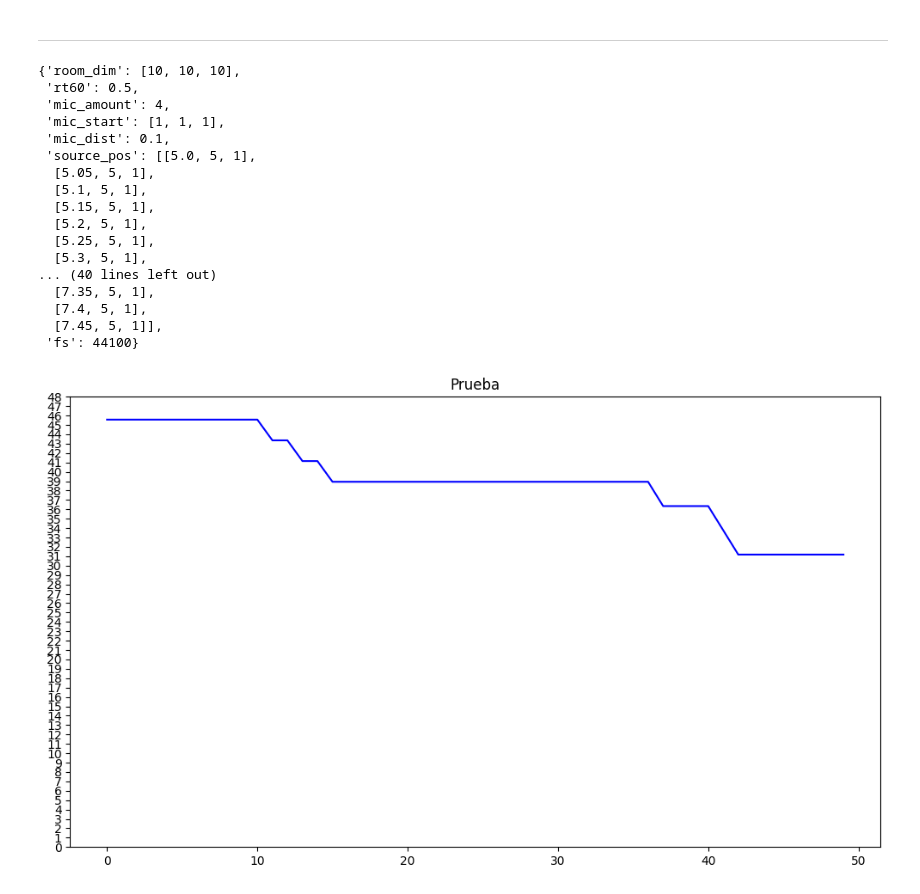
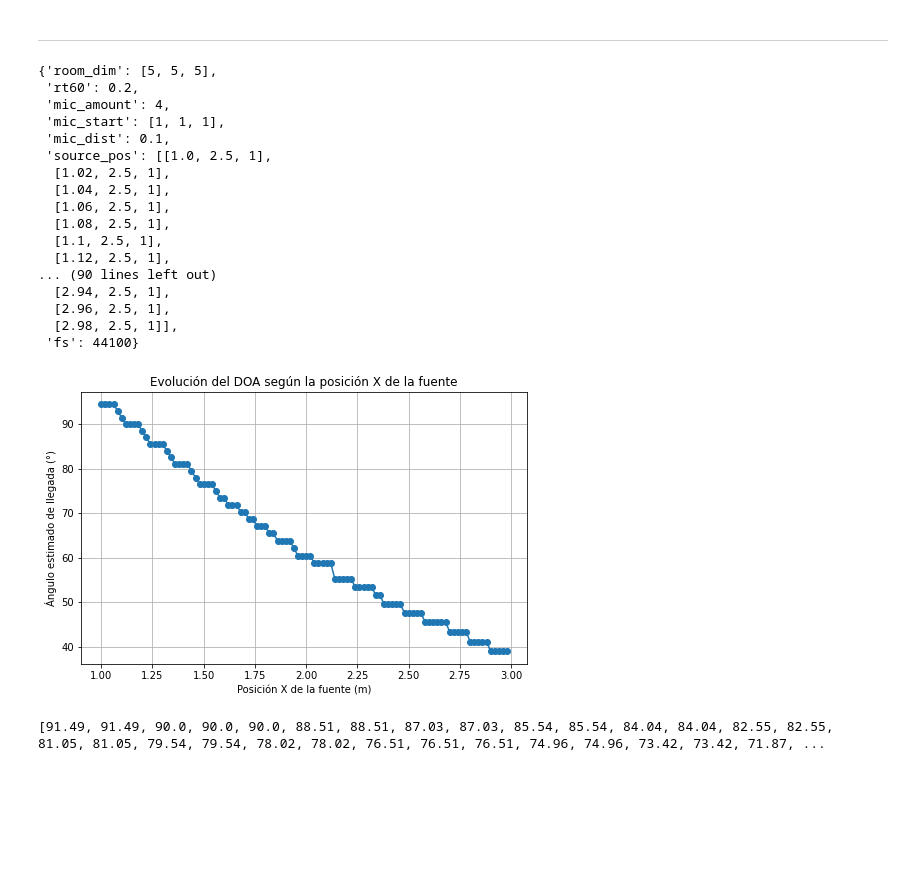
Before and after one commit to MathiasToval/PDS, a Jupyter notebook: DSP TP.ipynb, the cells around one changed output. Cells and saved outputs as stored; diff of their text form; code cells hidden in the pictures; blank space fills up the shorter version.

```diff
--- a/DSP TP.ipynb
+++ b/DSP TP.ipynb
@@ -112,40 +112,47 @@ Despejando el ángulo de incidencia, se estima el ángulo de llegada final, prom
 # %%
 
 dicc_base = {
-    "room_dim": [10, 10, 10],
-    "rt60": 0.5,
+    "room_dim": [5, 5, 5],
+    "rt60": 0.2,
     "mic_amount": 4,
     "mic_start": [1, 1, 1],
     "mic_dist": 0.1,
-    "source_pos": [5, 5, 1],
+    "source_pos": [1, 2.5, 1],
     "fs": 44100}
 
-
-sim.expand_param(dicc_base, "rt60", 0.05, filename = "x")
-sim.expand_param(dicc_base, "source_pos", [0.05,0,0], filename = "z")
+sim.expand_param(dicc_base, "source_pos", [0.02,0,0], n=100,  filename = "z")
 # %% [output]
-{'room_dim': [10, 10, 10],
- 'rt60': 0.5,
+{'room_dim': [5, 5, 5],
+ 'rt60': 0.2,
  'mic_amount': 4,
  'mic_start': [1, 1, 1],
  'mic_dist': 0.1,
- 'source_pos': [[5.0, 5, 1],
-  [5.05, 5, 1],
-  [5.1, 5, 1],
-  [5.15, 5, 1],
-  [5.2, 5, 1],
-  [5.25, 5, 1],
-  [5.3, 5, 1],
-... (40 lines left out)
-  [7.35, 5, 1],
-  [7.4, 5, 1],
-  [7.45, 5, 1]],
+ 'source_pos': [[1.0, 2.5, 1],
+  [1.02, 2.5, 1],
+  [1.04, 2.5, 1],
+  [1.06, 2.5, 1],
+  [1.08, 2.5, 1],
+  [1.1, 2.5, 1],
+  [1.12, 2.5, 1],
+... (90 lines left out)
+  [2.94, 2.5, 1],
+  [2.96, 2.5, 1],
+  [2.98, 2.5, 1]],
  'fs': 44100}
 # %%
-x,y,z = doa.full_doa_pipeline("z.json","Audios/imp.wav", variable_param="source_pos")
-
-x = np.arange(0, 50)
+x,y,z = doa.full_doa_pipeline("z.json","Audios/imp.wav", method="classictemp", variable_param="source_pos",return_error=False)
-# %%
-pt.plot_signals((x,y,1,"Prueba","b","",None),ylim=[0,48])
-# %% [output]
-[figure, removed]
+# %%
+x_coords = [pos[0] for pos in x]
+plt.figure(figsize=(8, 5))
+plt.plot(x_coords, y, marker='o')
+plt.xlabel("Posición X de la fuente (m)")
+plt.ylabel("Ángulo estimado de llegada (°)")
+plt.title("Evolución del DOA según la posición X de la fuente")
+plt.grid(True)
+plt.show()
+# %% [output]
+[figure, added]
+# %%
+print(y)
+# %% [output]
+[91.49, 91.49, 90.0, 90.0, 90.0, 88.51, 88.51, 87.03, 87.03, 85.54, 85.54, 84.04, 84.04, 82.55, 82.55, 81.05, 81.05, 79.54, 79.54, 78.02, 78.02, 76.51, 76.51, 76.51, 74.96, 74.96, 73.42, 73.42, 71.87, ...
```
Also changed, not shown: parts of 2 cells of this notebook, 3 other files.
